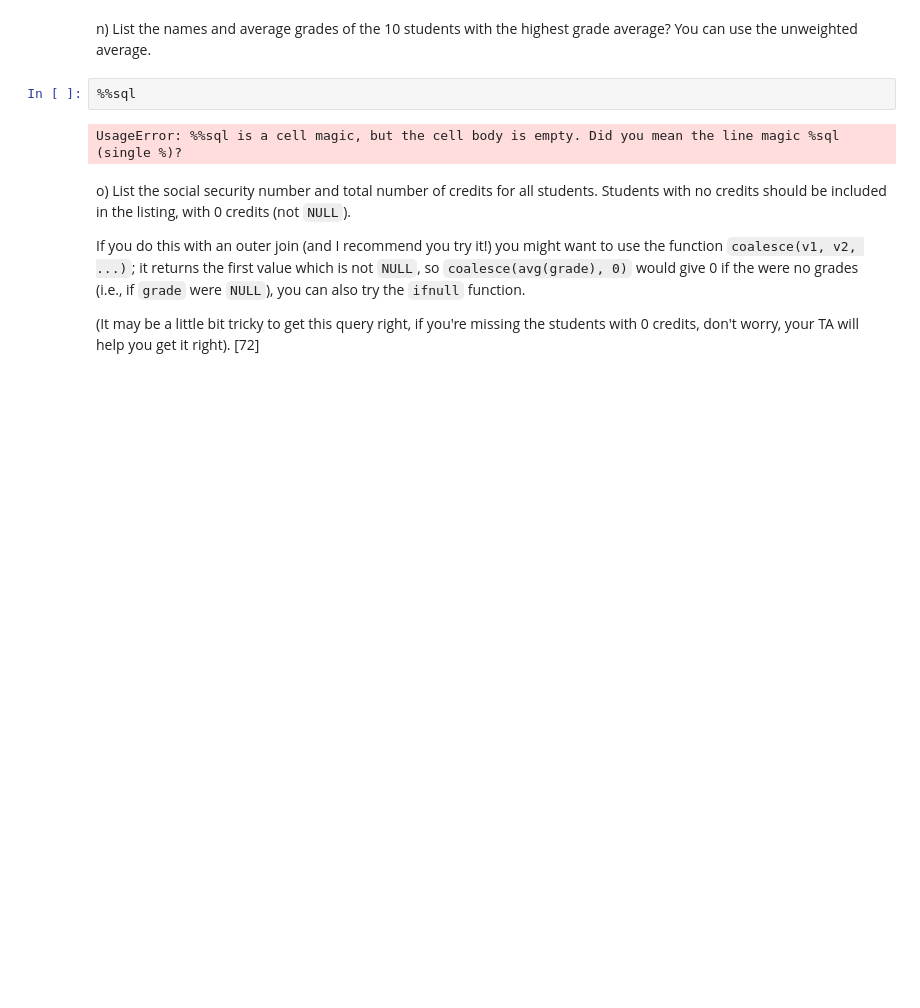
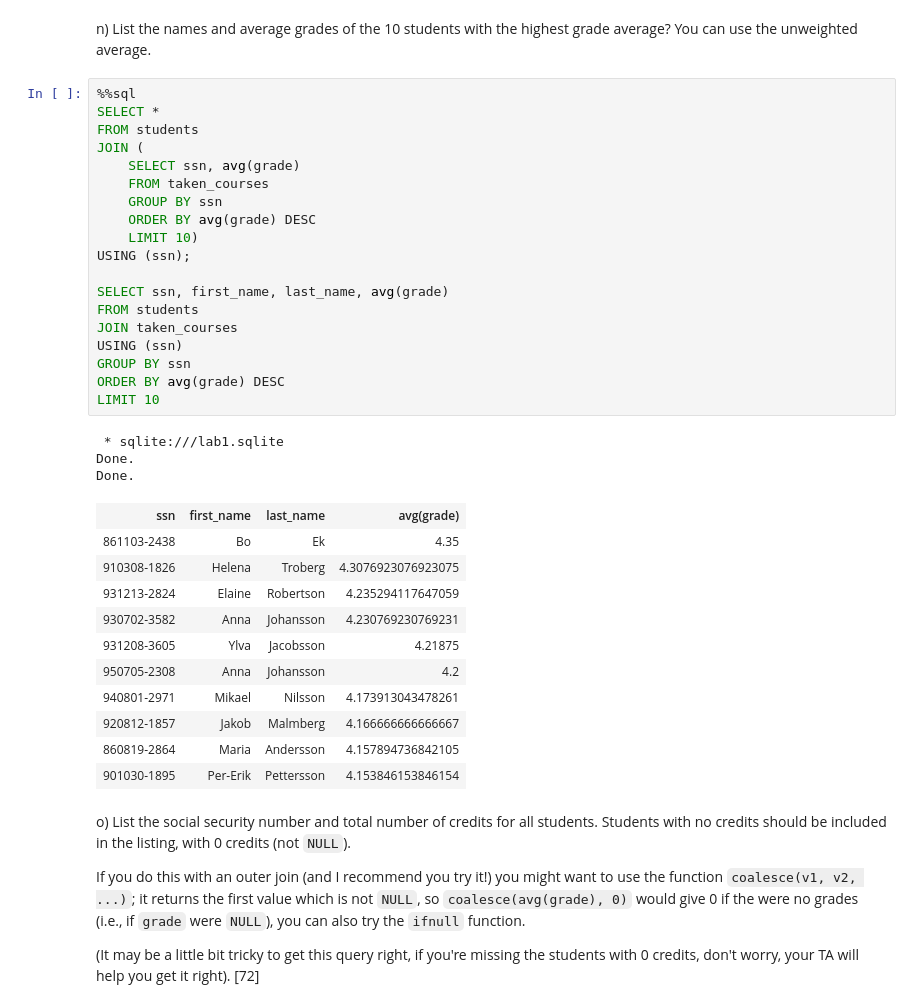
Before and after one commit to adafor94/EDAF75, a Jupyter notebook: lab1/lab1.ipynb, the cells around one changed output. Saved outputs shown, nothing was run; the diff lists cells and outputs as text; blank space fills up the shorter version.

```diff
--- a/lab1/lab1.ipynb
+++ b/lab1/lab1.ipynb
@@ -575,8 +597,38 @@ n) List the names and average grades of the 10 students with
    average.
 # %%
 %%sql
+SELECT *
+FROM students
+JOIN (
+    SELECT ssn, avg(grade)
+    FROM taken_courses
+    GROUP BY ssn
+    ORDER BY avg(grade) DESC
+    LIMIT 10)
+USING (ssn);
+
+SELECT ssn, first_name, last_name, avg(grade)
+FROM students
+JOIN taken_courses
+USING (ssn)
+GROUP BY ssn
+ORDER BY avg(grade) DESC
+LIMIT 10
 # %% [output]
-UsageError: %%sql is a cell magic, but the cell body is empty. Did you mean the line magic %sql (single %)?
+ * sqlite:///lab1.sqlite
+Done.
+Done.
+| ssn | first_name | last_name | avg(grade) |
+| 861103-2438 | Bo | Ek | 4.35 |
+| 910308-1826 | Helena | Troberg | 4.3076923076923075 |
+| 931213-2824 | Elaine | Robertson | 4.235294117647059 |
+| 930702-3582 | Anna | Johansson | 4.230769230769231 |
+| 931208-3605 | Ylva | Jacobsson | 4.21875 |
+| 950705-2308 | Anna | Johansson | 4.2 |
+| 940801-2971 | Mikael | Nilsson | 4.173913043478261 |
+| 920812-1857 | Jakob | Malmberg | 4.166666666666667 |
+| 860819-2864 | Maria | Andersson | 4.157894736842105 |
+| 901030-1895 | Per-Erik | Pettersson | 4.153846153846154 |
 # %% [markdown]
 o) List the social security number and total number of
    credits for all students. Students with no credits should
```
Also changed, not shown: parts of 5 cells of this notebook.
